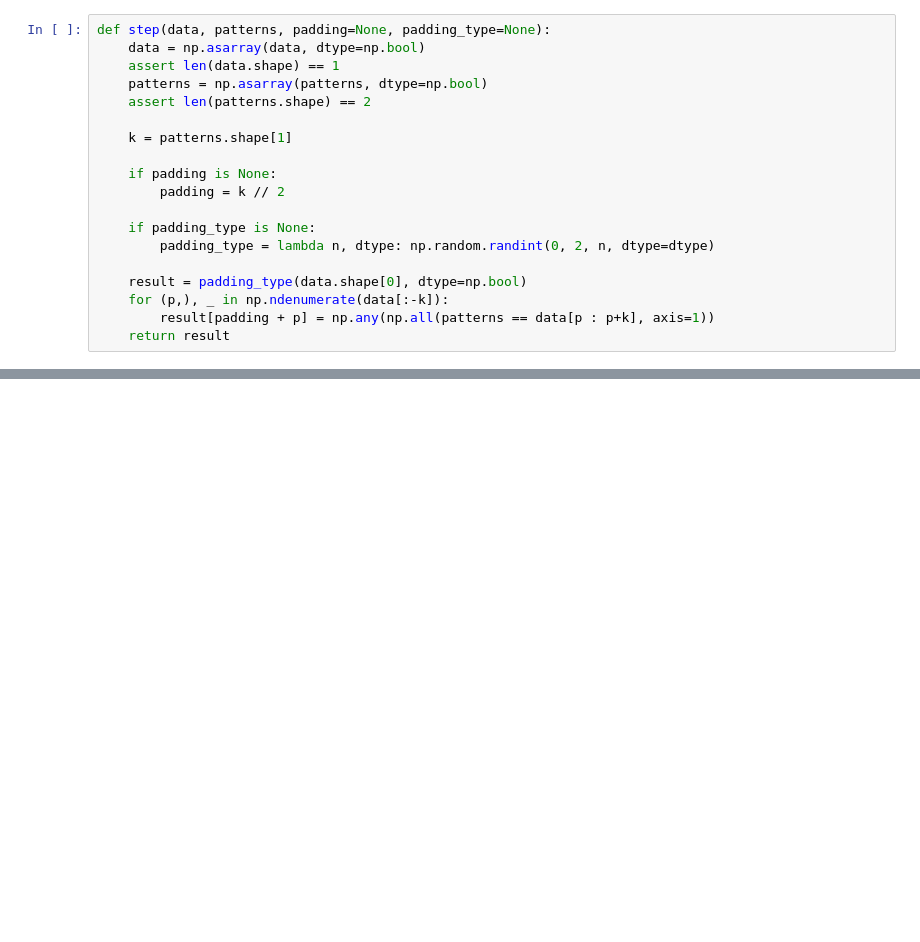
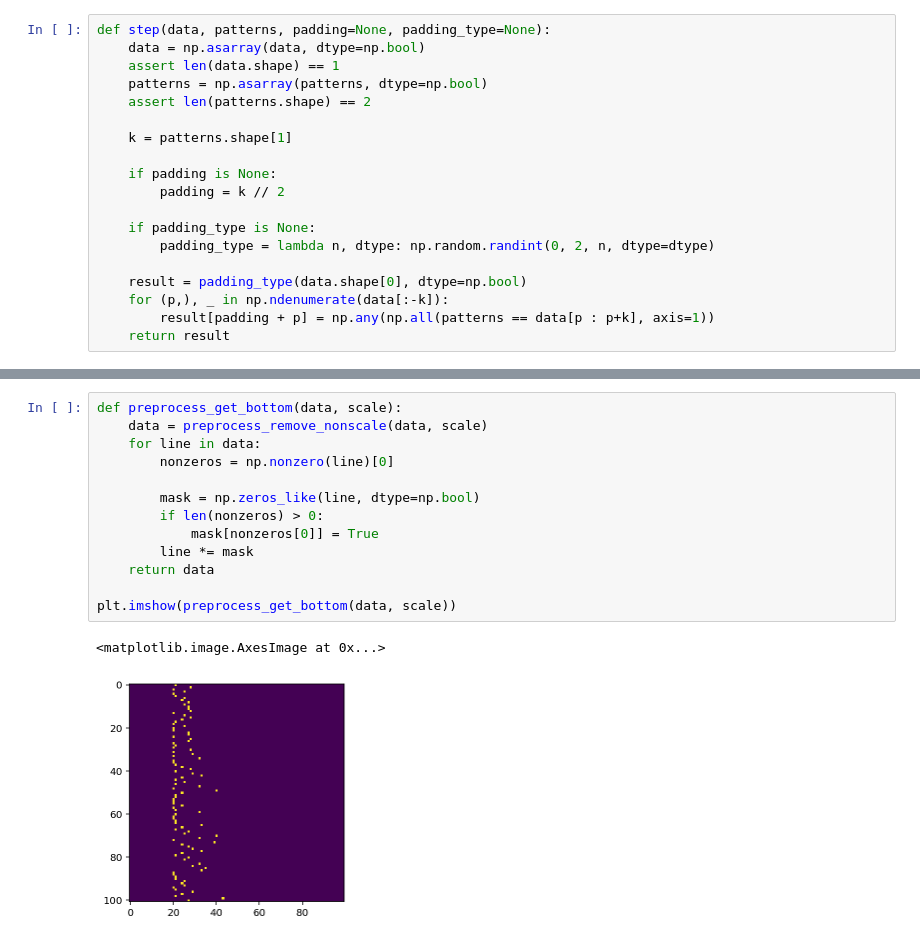
Before and after one commit to Larhard/rand-12, a Jupyter notebook: rand mod 12.ipynb, the cells around one changed output, grey strips where cells are left out. Saved outputs shown, nothing was run; the diff lists cells and outputs as text; blank space fills up the shorter version.

```diff
--- a/rand mod 12.ipynb
+++ b/rand mod 12.ipynb
@@ -86,0 +348,16 @@ s.write("midi", "out.mid")
+# %%
+def preprocess_get_bottom(data, scale):
+    data = preprocess_remove_nonscale(data, scale)
+    for line in data:
+        nonzeros = np.nonzero(line)[0]
+
+        mask = np.zeros_like(line, dtype=np.bool)
+        if len(nonzeros) > 0:
+            mask[nonzeros[0]] = True
+        line *= mask
+    return data
+
+plt.imshow(preprocess_get_bottom(data, scale))
+# %% [output]
+<matplotlib.image.AxesImage at 0x...>
+[figure, added]
```
Also changed, not shown: parts of 18 cells of this notebook.
